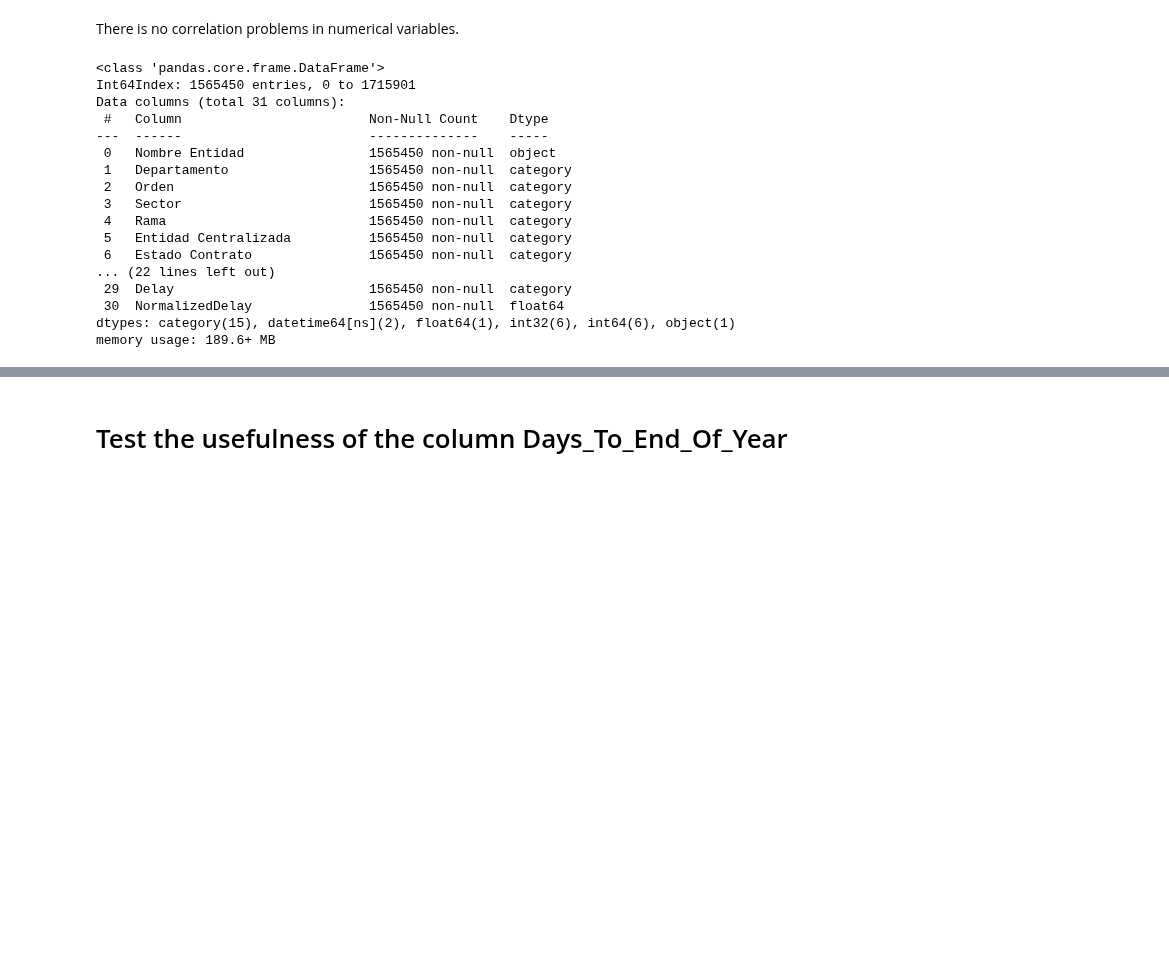
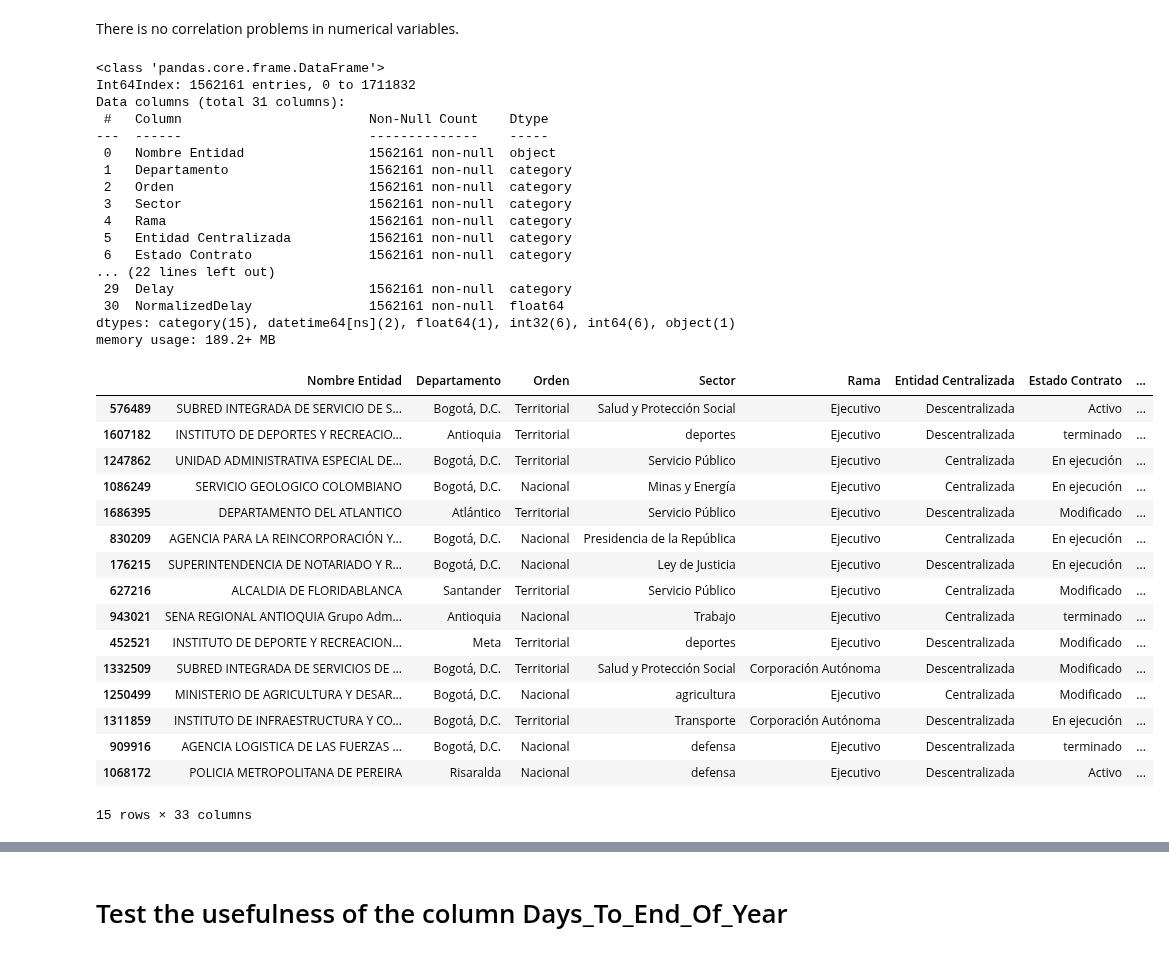
Before and after one commit to lumariaap15/secop-ds4a, a Jupyter notebook: data_cleaning.ipynb, the cells around one changed output, grey strips where cells are left out. Saved outputs shown, nothing was run; the diff lists cells and outputs as text; code cells hidden in the pictures; blank space fills up the shorter version.

Commit message:
Added column Delayed to datacleaning

```diff
--- a/data_cleaning.ipynb
+++ b/data_cleaning.ipynb
@@ -8,8 +8,8 @@ import matplotlib.pyplot as plt
 warnings.filterwarnings('ignore')
 # %%
 #Read data file obtained from datos.gov.co
-path = "C:/Users/User/Downloads/ds4a-secopII/" #path Carlos
-# path = "C:/Users/VMNR/Desktop/" #path vicman
+# path = "C:/Users/User/Downloads/ds4a-secopII/" #path Carlos
+path = "C:/Users/VMNR/Desktop/" #path vicman
 #path = "../data/" #path GENERAL
 file_name = "SECOP_II_-_Contratos_Electr_nicos.csv"
 
@@ -254,24 +254,47 @@ df_cleanv16 = df_cleanv15.astype(cat_values)
 df_cleanv16.info()
 # %% [output]
 <class 'pandas.core.frame.DataFrame'>
-Int64Index: 1565450 entries, 0 to 1715901
+Int64Index: 1562161 entries, 0 to 1711832
 Data columns (total 31 columns):
  #   Column                        Non-Null Count    Dtype
 ---  ------                        --------------    -----
- 0   Nombre Entidad                1565450 non-null  object
- 1   Departamento                  1565450 non-null  category
- 2   Orden                         1565450 non-null  category
- 3   Sector                        1565450 non-null  category
- 4   Rama                          1565450 non-null  category
- 5   Entidad Centralizada          1565450 non-null  category
- 6   Estado Contrato               1565450 non-null  category
+ 0   Nombre Entidad                1562161 non-null  object
+ 1   Departamento                  1562161 non-null  category
+ 2   Orden                         1562161 non-null  category
+ 3   Sector                        1562161 non-null  category
+ 4   Rama                          1562161 non-null  category
+ 5   Entidad Centralizada          1562161 non-null  category
+ 6   Estado Contrato               1562161 non-null  category
 ... (22 lines left out)
- 29  Delay                         1565450 non-null  category
- 30  NormalizedDelay               1565450 non-null  float64
+ 29  Delay                         1562161 non-null  category
+ 30  NormalizedDelay               1562161 non-null  float64
 dtypes: category(15), datetime64[ns](2), float64(1), int32(6), int64(6), object(1)
-memory usage: 189.6+ MB
+memory usage: 189.2+ MB
 # %%
 #Create a new column with the number of days between 'Fecha de Fin del Contrato' and end date of Fiscal Year.
 df_aux = pd.DataFrame({'year': df_cleanv16['Fecha de Fin del Contrato'].dt.to_period('Y'), 'month': 12, 'day': 31})
 df_aux.year = df_aux.year.dt.strftime('%Y').astype('int64')
 df_cleanv16['Days_to_end_of_year'] = (pd.to_datetime(df_aux) - df_cleanv16['Fecha de Fin del Contrato']).dt.days.astype('int64')
+# %%
+df_cleanv17 = df_cleanv16.copy()
+df_cleanv17['Delayed'] = 0
+df_cleanv17.loc[df_cleanv17['Dias Adicionados'] > 0,'Delayed'] = 1
+#df_cleanv17.sample(15)
+# %% [output]
+|  | Nombre Entidad | Departamento | Orden | Sector | Rama | Entidad Centralizada | Estado Contrato | ... |
+| 576489 | SUBRED INTEGRADA DE SERVICIO DE S... | Bogotá, D.C. | Territorial | Salud y Protección Social | Ejecutivo | Descentralizada | Activo | ... |
+| 1607182 | INSTITUTO DE DEPORTES Y RECREACIO... | Antioquia | Territorial | deportes | Ejecutivo | Descentralizada | terminado | ... |
+| 1247862 | UNIDAD ADMINISTRATIVA ESPECIAL DE... | Bogotá, D.C. | Territorial | Servicio Público | Ejecutivo | Centralizada | En ejecución | ... |
+| 1086249 | SERVICIO GEOLOGICO COLOMBIANO | Bogotá, D.C. | Nacional | Minas y Energía | Ejecutivo | Centralizada | En ejecución | ... |
+| 1686395 | DEPARTAMENTO DEL ATLANTICO | Atlántico | Territorial | Servicio Público | Ejecutivo | Descentralizada | Modificado | ... |
+| 830209 | AGENCIA PARA LA REINCORPORACIÓN Y... | Bogotá, D.C. | Nacional | Presidencia de la República | Ejecutivo | Centralizada | En ejecución | ... |
+| 176215 | SUPERINTENDENCIA DE NOTARIADO Y R... | Bogotá, D.C. | Nacional | Ley de Justicia | Ejecutivo | Descentralizada | En ejecución | ... |
+| 627216 | ALCALDIA DE FLORIDABLANCA | Santander | Territorial | Servicio Público | Ejecutivo | Centralizada | Modificado | ... |
+| 943021 | SENA REGIONAL ANTIOQUIA Grupo Adm... | Antioquia | Nacional | Trabajo | Ejecutivo | Centralizada | terminado | ... |
+| 452521 | INSTITUTO DE DEPORTE Y RECREACION... | Meta | Territorial | deportes | Ejecutivo | Descentralizada | Modificado | ... |
+| 1332509 | SUBRED INTEGRADA DE SERVICIOS DE ... | Bogotá, D.C. | Territorial | Salud y Protección Social | Corporación Autónoma | Descentralizada | Modificado | ... |
+| 1250499 | MINISTERIO DE AGRICULTURA Y DESAR... | Bogotá, D.C. | Nacional | agricultura | Ejecutivo | Centralizada | Modificado | ... |
+| 1311859 | INSTITUTO DE INFRAESTRUCTURA Y CO... | Bogotá, D.C. | Territorial | Transporte | Corporación Autónoma | Descentralizada | En ejecución | ... |
+| 909916 | AGENCIA LOGISTICA DE LAS FUERZAS ... | Bogotá, D.C. | Nacional | defensa | Ejecutivo | Descentralizada | terminado | ... |
+| 1068172 | POLICIA METROPOLITANA DE PEREIRA | Risaralda | Nacional | defensa | Ejecutivo | Descentralizada | Activo | ... |
+15 rows × 33 columns
```
Also changed, not shown: parts of 20 cells of this notebook.
